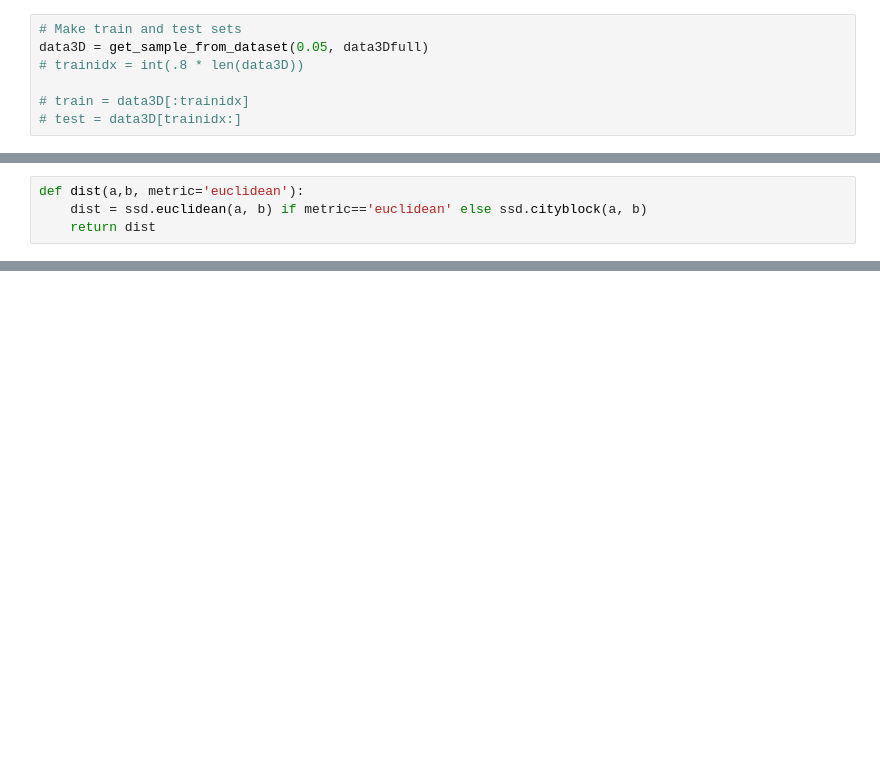
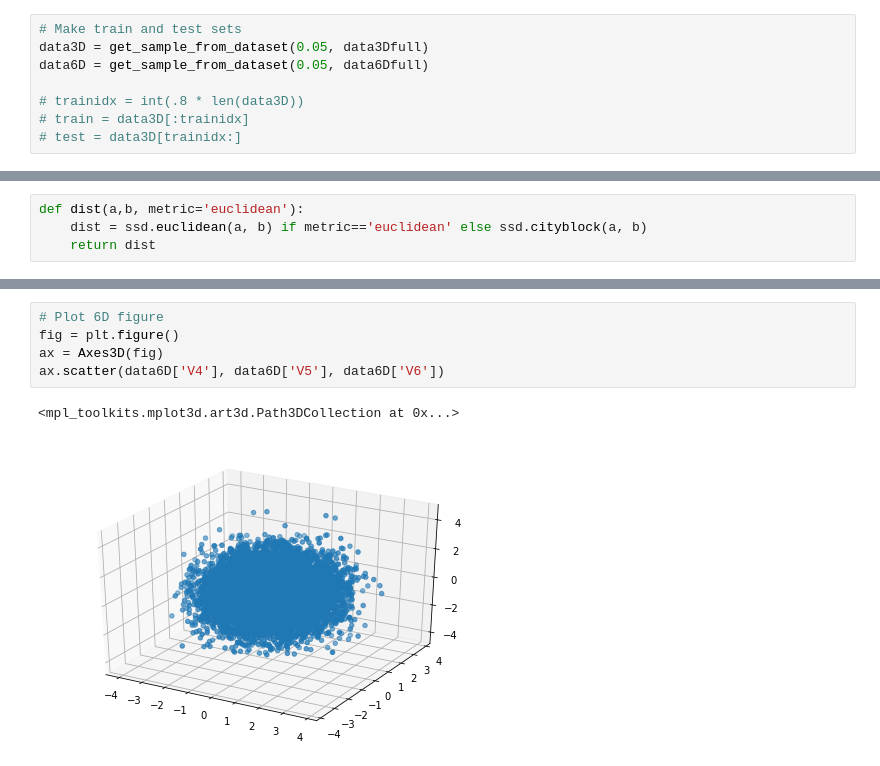
Before and after one commit to charx7/rug-ids-2018, a Jupyter notebook: Assignment_6/Exercise 3.1.ipynb, the cells around one changed output, grey strips where cells are left out. Saved outputs shown, nothing was run; the diff lists cells and outputs as text; blank space fills up the shorter version.

```diff
--- a/Assignment_6/Exercise 3.1.ipynb
+++ b/Assignment_6/Exercise 3.1.ipynb
@@ -40,8 +38,9 @@ def get_sample_from_dataset(prop, dataset):
 # %%
 # Make train and test sets
 data3D = get_sample_from_dataset(0.05, data3Dfull)
+data6D = get_sample_from_dataset(0.05, data6Dfull)
+
 # trainidx = int(.8 * len(data3D))
-
 # train = data3D[:trainidx]
 # test = data3D[trainidx:]
 # %% [output]
@@ -62 +63,9 @@ ax.scatter(data3D['V1'], data3D['V2'], data3D['V3'])
+# %%
+# Plot 6D figure
+fig = plt.figure()
+ax = Axes3D(fig)
+ax.scatter(data6D['V4'], data6D['V5'], data6D['V6'])
+# %% [output]
+<mpl_toolkits.mplot3d.art3d.Path3DCollection at 0x...>
+[figure, added]
 # %%
```
Also changed, not shown: parts of 8 cells of this notebook.
